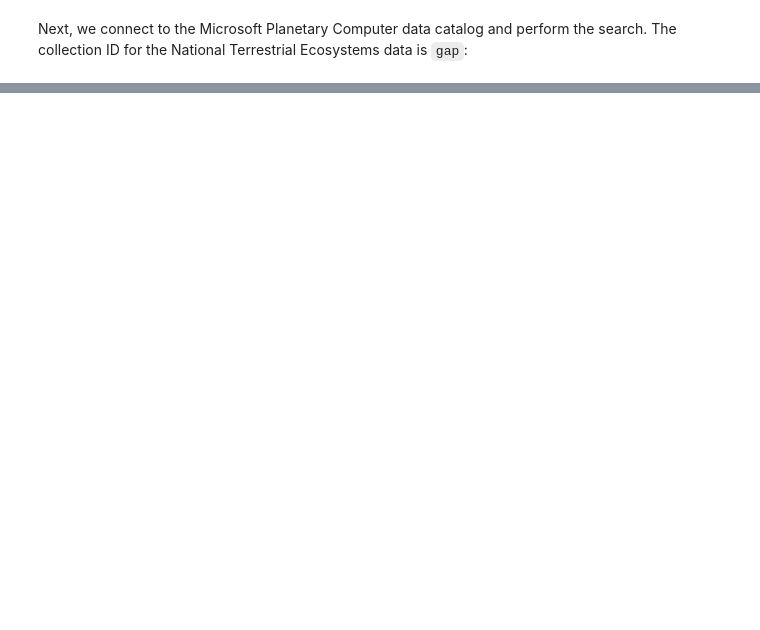
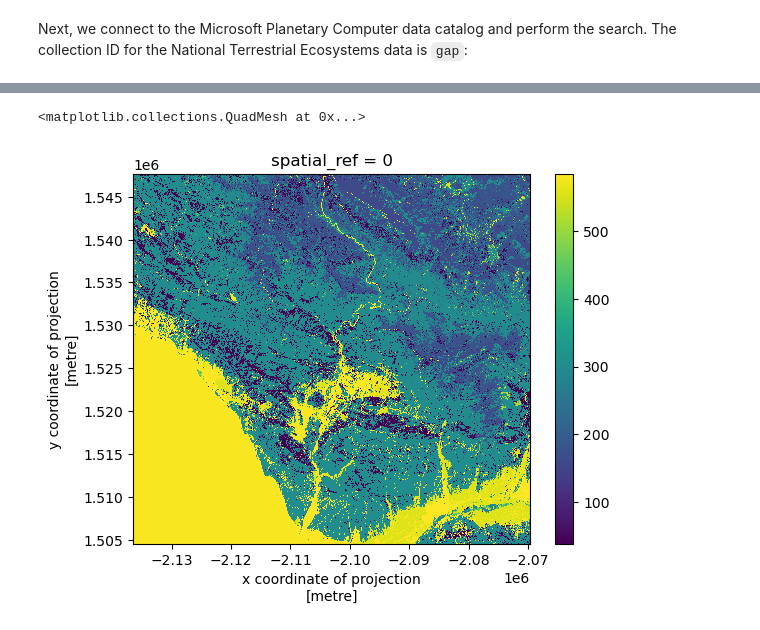
Before and after one commit to marietolteca00/eds220-2025-in-class, a Jupyter notebook: week-9-land-cover-stats.ipynb, the cells around one changed output, grey strips where cells are left out. Cells and saved outputs as stored; diff of their text form; code cells hidden in the pictures; blank space fills up the shorter version.

```diff
--- a/week-9-land-cover-stats.ipynb
+++ b/week-9-land-cover-stats.ipynb
@@ -87,3 +96,15 @@ catalog = pystac_client.Client.open(
     "https://planetarycomputer.microsoft.com/api/stac/v1",
     modifier=planetary_computer.sign_inplace,
 )
+
+# Search MPC Datalog
+
+search = catalog.search(collections=['gap'],
+                        bbox = thomas_fire_bbox)
+
+# Retrieve Search Items
+
+items = search.item_collection()
+print(f'Returned{len(items)} items')
+
+items
@@ -89,0 +114,6 @@ catalog = pystac_client.Client.open(
+# %%
+# Select unique search item
+item = items[0]
+
+# Display pre-rendered image
+Image(url=item.assets['rendered_preview'].href, width=600)
@@ -89,0 +122,8 @@ catalog = pystac_client.Client.open(
+# %%
+# Access Raster Data from item
+lulc = rioxr.open_rasterio(item.assets['data'].href)
+
+lulc
+
+# 100000000 cells
+# 2 Dimension- Give away 1 Band
@@ -89,0 +148,6 @@ catalog = pystac_client.Client.open(
+# %%
+# Remove Length 1 dimension (band)
+
+lulc = lulc.squeeze().drop_vars('band')
+
+print("Size of dimension:", dict(lulc.sizes))
@@ -89,0 +196,13 @@ catalog = pystac_client.Client.open(
+# %%
+# Match CRS and Verify update
+thomas_fire_match = thomas_fire.to_crs(lulc.rio.crs)
+
+assert thomas_fire_match.crs == lulc.rio.crs
+
+# Clip large raster to detaile geometry in two steps
+lulc_step1 = lulc.rio.clip_box(*thomas_fire_match.total_bounds) # clip box made of these four coordinates
+
+lulc_step1.plot()
+# %% [output]
+<matplotlib.collections.QuadMesh at 0x...>
+[figure, added]
```
Also changed, not shown: parts of 25 cells of this notebook.
